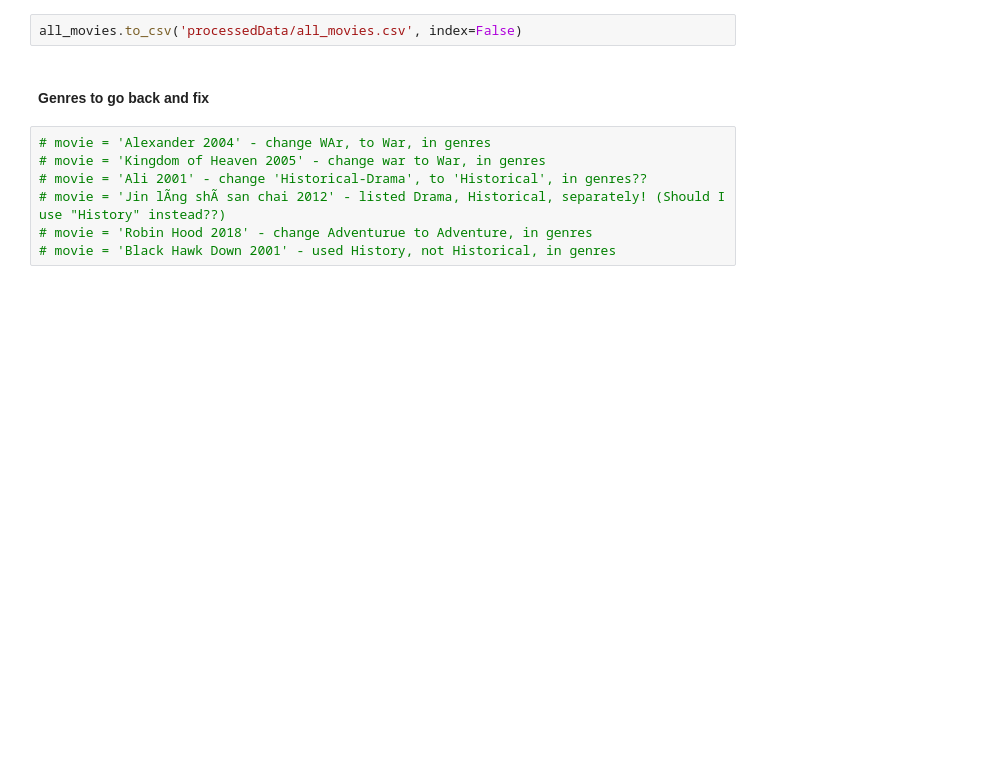
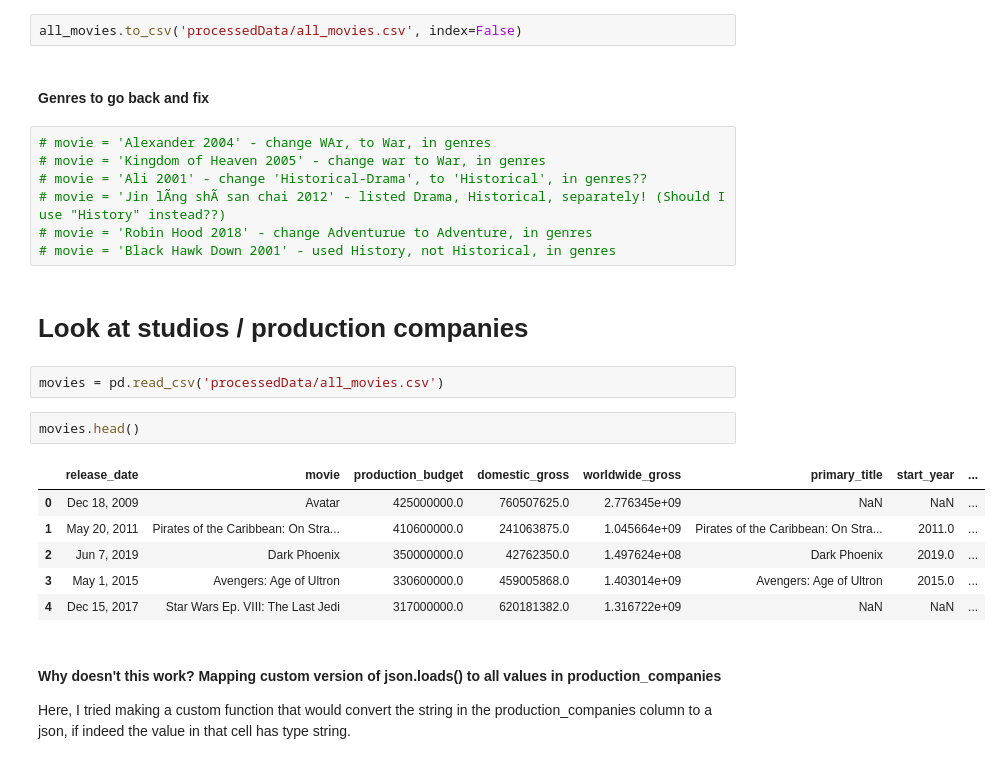
Before and after one commit to ran0027/microsoft_movie_analysis, a Jupyter notebook: Untitled.ipynb, the cells around one changed output. Saved outputs shown, nothing was run; the diff lists cells and outputs as text; blank space fills up the shorter version.

```diff
--- a/Untitled.ipynb
+++ b/Untitled.ipynb
@@ -885,3 +885,19 @@ all_movies.to_csv('processedData/all_movies.csv', index=False)
 # movie = 'Jin lÃ­ng shÃ­ san chai 2012' - listed Drama, Historical, separately! (Should I use "History" instead??)
 # movie = 'Robin Hood 2018' - change Adventurue to Adventure, in genres
 # movie = 'Black Hawk Down 2001' - used History, not Historical, in genres
+# %% [markdown]
+# Look at studios / production companies
+# %%
+movies = pd.read_csv('processedData/all_movies.csv')
+# %%
+movies.head()
+# %% [output]
+|  | release_date | movie | production_budget | domestic_gross | worldwide_gross | primary_title | start_year | ... |
+| 0 | Dec 18, 2009 | Avatar | 425000000.0 | 760507625.0 | 2.776345e+09 | NaN | NaN | ... |
+| 1 | May 20, 2011 | Pirates of the Caribbean: On Stra... | 410600000.0 | 241063875.0 | 1.045664e+09 | Pirates of the Caribbean: On Stra... | 2011.0 | ... |
+| 2 | Jun 7, 2019 | Dark Phoenix | 350000000.0 | 42762350.0 | 1.497624e+08 | Dark Phoenix | 2019.0 | ... |
+| 3 | May 1, 2015 | Avengers: Age of Ultron | 330600000.0 | 459005868.0 | 1.403014e+09 | Avengers: Age of Ultron | 2015.0 | ... |
+| 4 | Dec 15, 2017 | Star Wars Ep. VIII: The Last Jedi | 317000000.0 | 620181382.0 | 1.316722e+09 | NaN | NaN | ... |
+# %% [markdown]
+#### Why doesn't this work? Mapping custom version of json.loads() to all values in production_companies
+Here, I tried making a custom function that would convert the string in the production_companies column to a json, if indeed the value in that cell has type string.
```
Also changed, not shown: parts of 23 cells of this notebook.
